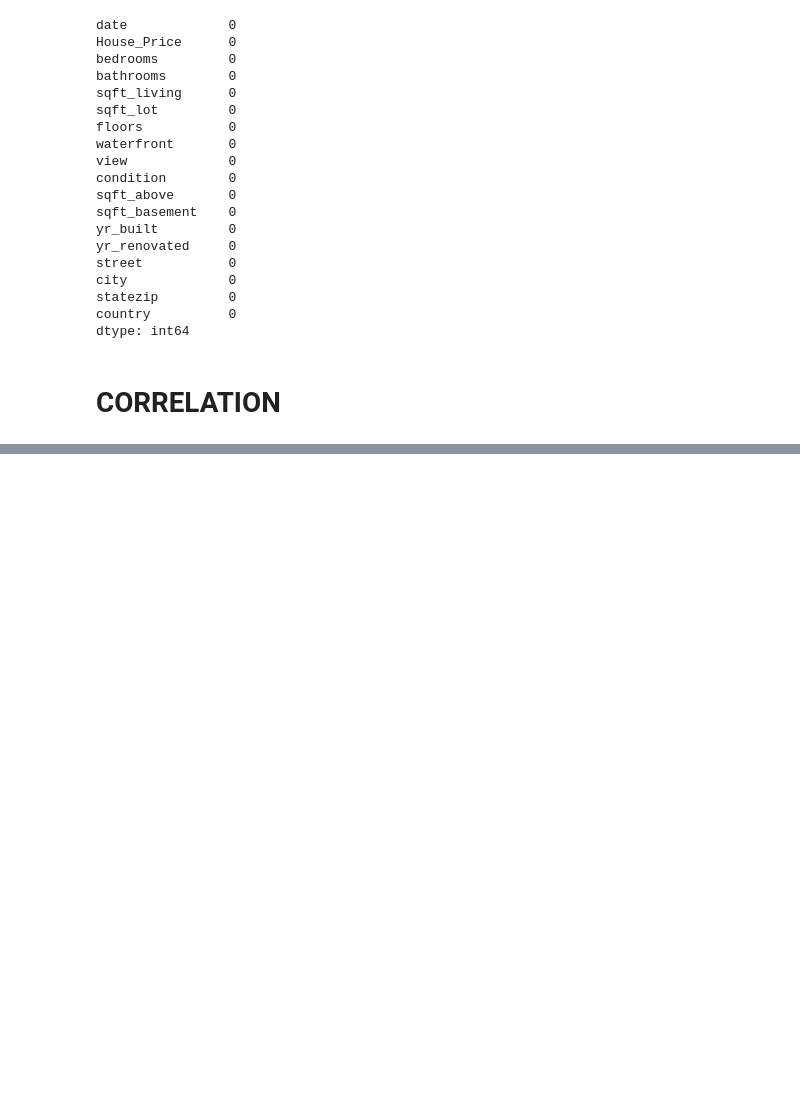
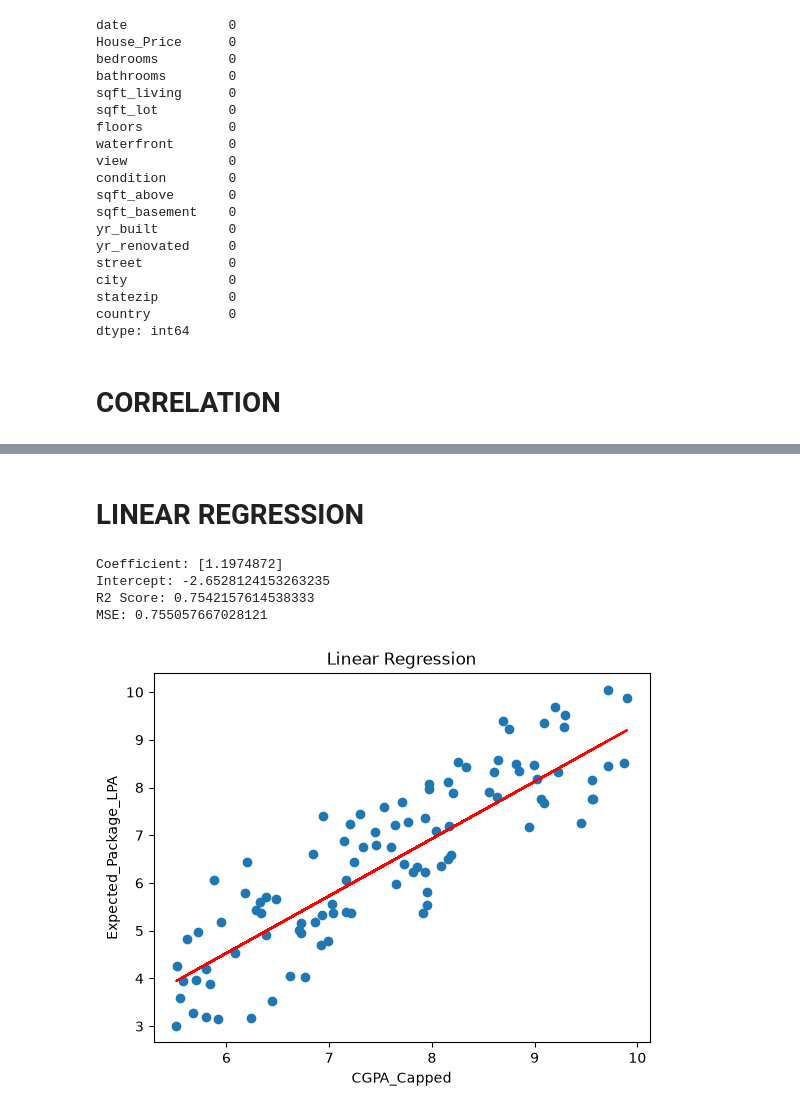
Before and after one commit to vaddipallismily-pixel/Datatypes, a Jupyter notebook: tasks.ipynb, the cells around one changed output, grey strips where cells are left out. Saved outputs shown, nothing was run; the diff lists cells and outputs as text; code cells hidden in the pictures; blank space fills up the shorter version.

```diff
--- a/tasks.ipynb
+++ b/tasks.ipynb
@@ -1071,0 +1090,54 @@ plt.show()
+# %% [markdown]
+# LINEAR REGRESSION
+# %%
+import pandas as pd
+import numpy as np
+import matplotlib.pyplot as plt
+
+from sklearn.model_selection import train_test_split
+from sklearn.linear_model import LinearRegression
+from sklearn.metrics import mean_squared_error, r2_score
+
+# Load dataset
+df = pd.read_csv(r"C:\\Users\\vaddi\\OneDrive\\Desktop\\AIML\\Preprocessed data.csv")
+
+# Select required columns
+df = df[['CGPA_Capped', 'Expected_Package_LPA']]
+
+# Remove missing values
+df = df.dropna()
+
+# Define X and y
+X = df[['CGPA_Capped']]
+y = df['Expected_Package_LPA']
+
+# Split data
+X_train, X_test, y_train, y_test = train_test_split(
+    X, y, test_size=0.2, random_state=42
+)
+
+# Train model
+model = LinearRegression()
+model.fit(X_train, y_train)
+
+# Prediction
+y_pred = model.predict(X_test)
+
+print("Coefficient:", model.coef_)
+print("Intercept:", model.intercept_)
+print("R2 Score:", r2_score(y_test, y_pred))
+print("MSE:", mean_squared_error(y_test, y_pred))
+
+# Plot
+plt.scatter(X_test, y_test)
+plt.plot(X_test, y_pred, color='red')
+plt.xlabel("CGPA_Capped")
+plt.ylabel("Expected_Package_LPA")
+plt.title("Linear Regression")
+plt.show()
+# %% [output]
+Coefficient: [1.1974872]
+Intercept: -2.6528124153263235
+R2 Score: 0.7542157614538333
+MSE: 0.755057667028121
+[figure, added]
```
Also changed, not shown: parts of 19 cells of this notebook, 1 other file.
